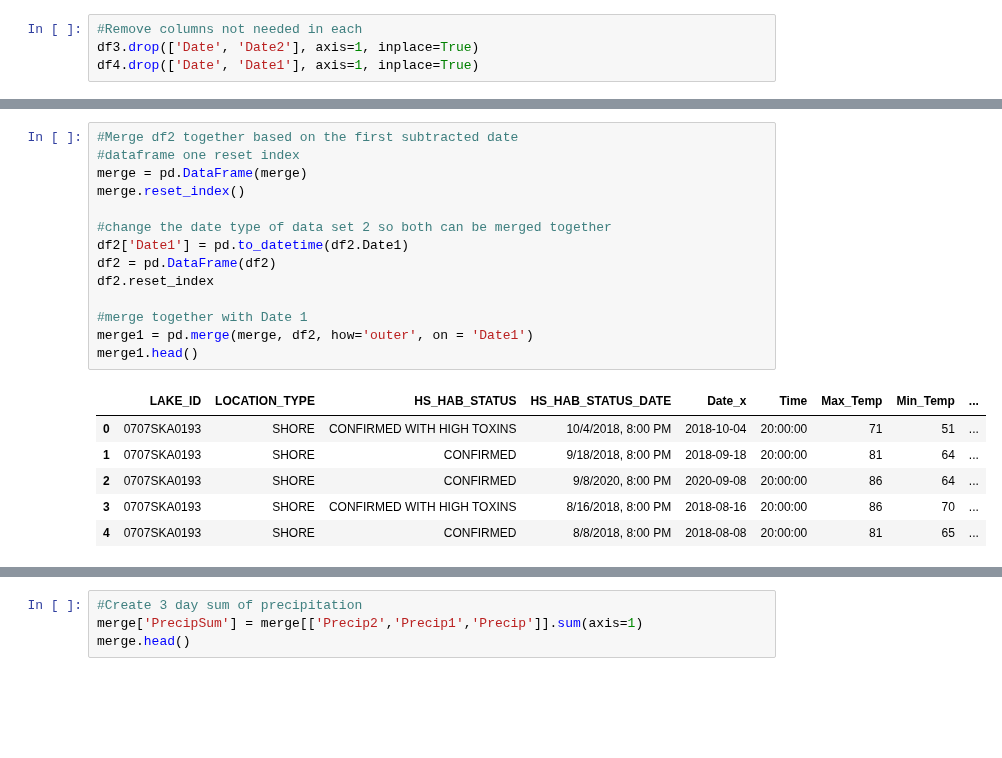
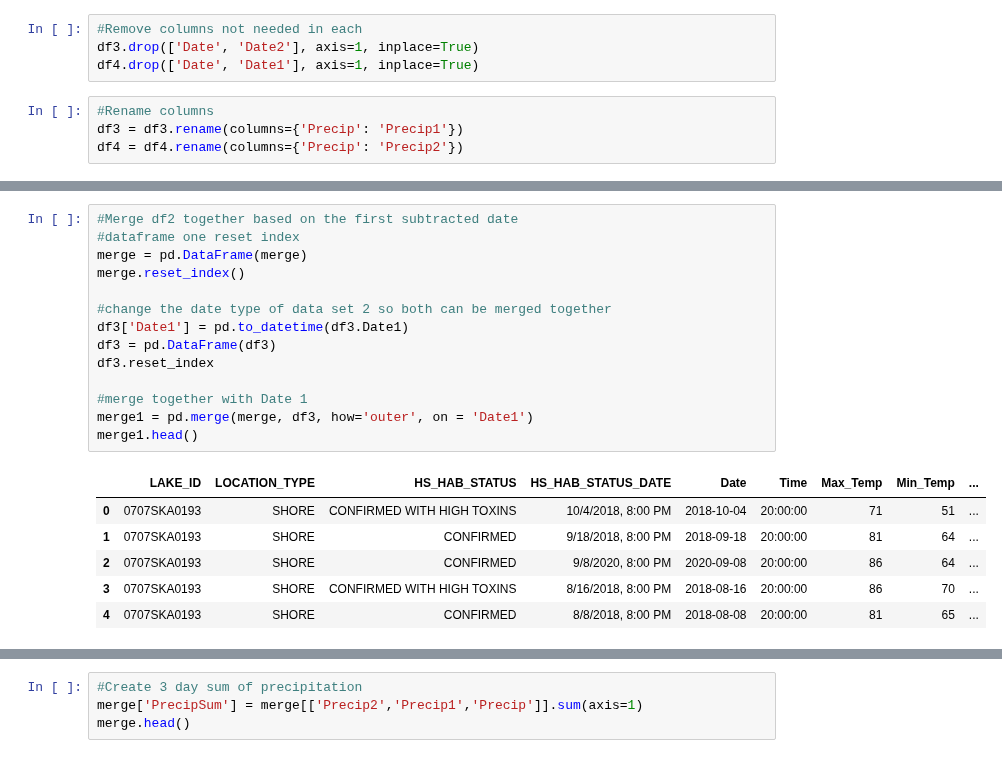
Before and after one commit to ChrisHarvey21/HABs, a Jupyter notebook: HABs.ipynb, the cells around one changed output, grey strips where cells are left out. Drawn from its saved outputs; the diff is of its cells as text; blank space fills up the shorter version.

```diff
--- a/HABs.ipynb
+++ b/HABs.ipynb
@@ -123,3 +215,7 @@ df4 = df2.copy()
 #Remove columns not needed in each
 df3.drop(['Date', 'Date2'], axis=1, inplace=True)
 df4.drop(['Date', 'Date1'], axis=1, inplace=True)
+# %%
+#Rename columns
+df3 = df3.rename(columns={'Precip': 'Precip1'})
+df4 = df4.rename(columns={'Precip': 'Precip2'})
@@ -126,19 +231,19 @@ df4.drop(['Date', 'Date1'], axis=1, inplace=True)
 # %%
 #Merge df2 together based on the first subtracted date
 #dataframe one reset index
 merge = pd.DataFrame(merge)
 merge.reset_index()
 
 #change the date type of data set 2 so both can be merged together
-df2['Date1'] = pd.to_datetime(df2.Date1)
-df2 = pd.DataFrame(df2)
-df2.reset_index
+df3['Date1'] = pd.to_datetime(df3.Date1)
+df3 = pd.DataFrame(df3)
+df3.reset_index
 
 #merge together with Date 1
-merge1 = pd.merge(merge, df2, how='outer', on = 'Date1')
+merge1 = pd.merge(merge, df3, how='outer', on = 'Date1')
 merge1.head()
 # %% [output]
-|  | LAKE_ID | LOCATION_TYPE | HS_HAB_STATUS | HS_HAB_STATUS_DATE | Date_x | Time | Max_Temp | Min_Temp | ... |
+|  | LAKE_ID | LOCATION_TYPE | HS_HAB_STATUS | HS_HAB_STATUS_DATE | Date | Time | Max_Temp | Min_Temp | ... |
 | 0 | 0707SKA0193 | SHORE | CONFIRMED WITH HIGH TOXINS | 10/4/2018, 8:00 PM | 2018-10-04 | 20:00:00 | 71 | 51 | ... |
 | 1 | 0707SKA0193 | SHORE | CONFIRMED | 9/18/2018, 8:00 PM | 2018-09-18 | 20:00:00 | 81 | 64 | ... |
 | 2 | 0707SKA0193 | SHORE | CONFIRMED | 9/8/2020, 8:00 PM | 2020-09-08 | 20:00:00 | 86 | 64 | ... |
```
Also changed, not shown: parts of 13 cells of this notebook.
